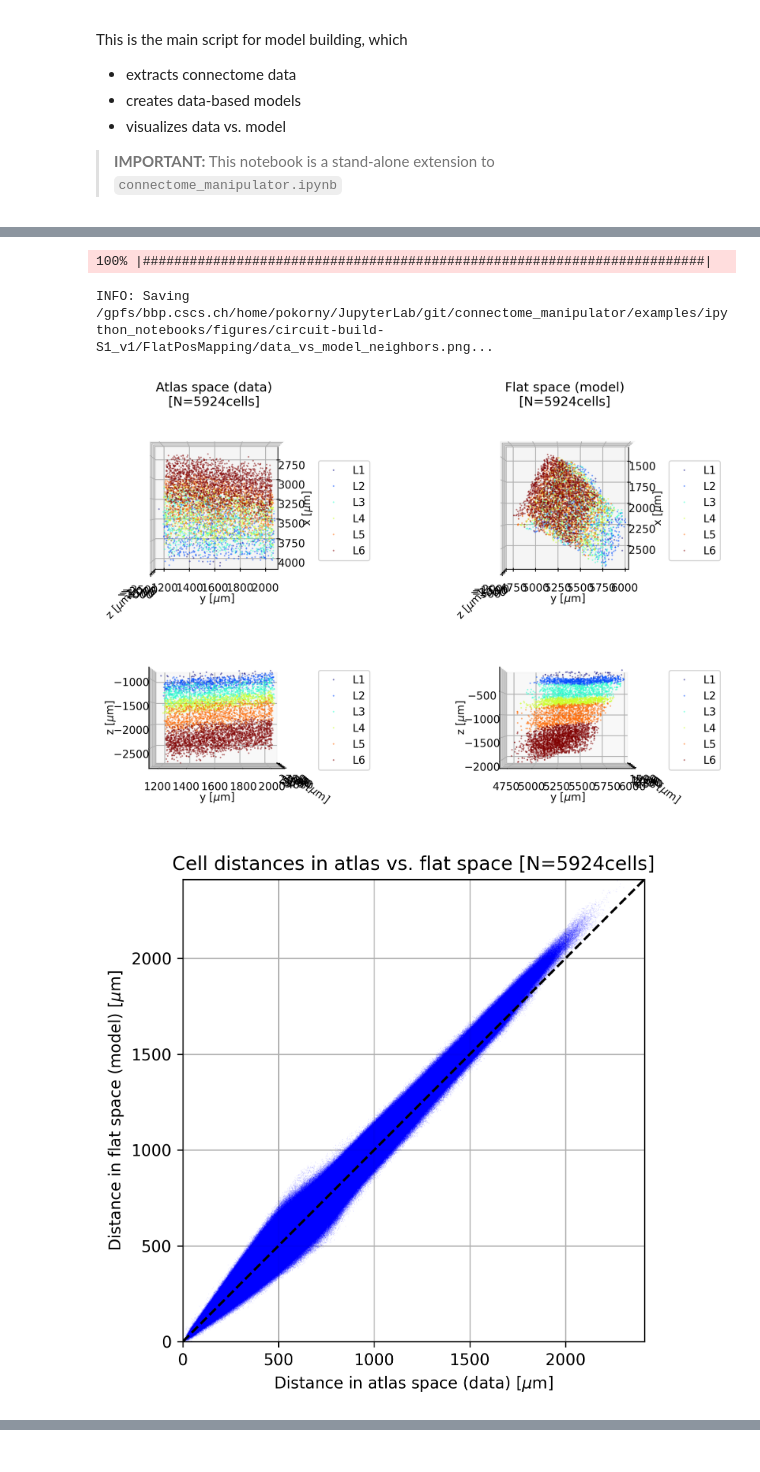
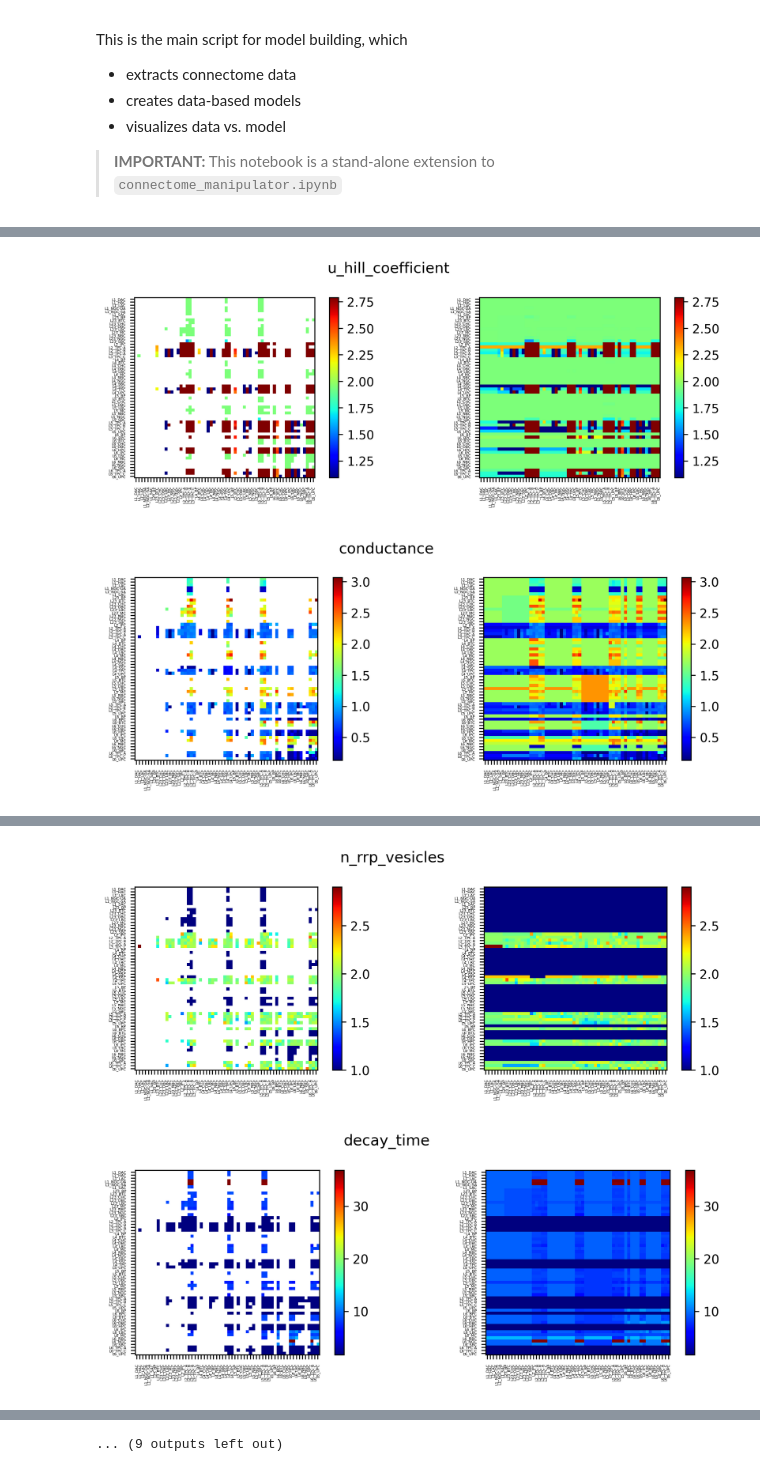
Before and after one commit to BlueBrain/connectome-manipulator, a Jupyter notebook: examples/ipython_notebooks/model_building.ipynb, the cells around one changed output, grey strips where cells are left out. Drawn from its saved outputs; the diff is of its cells as text; code cells hidden in the pictures.

Commit message:
Finished integrating ConnPropsModel class into model building module

```diff
--- a/examples/ipython_notebooks/model_building.ipynb
+++ b/examples/ipython_notebooks/model_building.ipynb
@@ -64,14 +64,15 @@ model_config['circuit_config'] = circuit_config
 
 # model_config['model'] = {'name': 'ConnProb2ndOrder', 'fct': {'source': 'conn_prob', 'kwargs': {'order': 2, 'sel_src': 'Excitatory', 'sel_dest': 'Excitatory', 'sample_size': None, 'bin_size_um': 100, 'max_range_um': None}}}
 # model_config['model'] = {'name': 'DistDepDelay', 'fct': {'source': 'delay', 'kwargs': {'sample_size': None, 'bin_size_um': 100, 'max_range_um': None}}}
-model_config['model'] = {'name': 'FlatPosMapping', 'fct': {'source': 'pos_mapping', 'kwargs': {'flatmap_path': '/gpfs/bbp.cscs.ch/project/proj83/home/bolanos', 'xy_file': 'BB_Rat_SSCX_flatmap_v2', 'z_file': 'BB_Rat_SSCX_flatmap_v2_depths', 'xy_scale': [34.0, 34.0], 'z_scale': -1.0}}}
+# model_config['model'] = {'name': 'FlatPosMapping', 'fct': {'source': 'pos_mapping', 'kwargs': {'flatmap_path': '/gpfs/bbp.cscs.ch/project/proj83/home/bolanos', 'xy_file': 'BB_Rat_SSCX_flatmap_v2', 'z_file': 'BB_Rat_SSCX_flatmap_v2_depths', 'xy_scale': [34.0, 34.0], 'z_scale': -1.0}}}
+model_config['model'] = {'name': 'ConnPropsPerMType', 'fct': {'source': 'conn_props', 'kwargs': {'min_sample_size_per_group': 10, 'max_sample_size_per_group': 100}}}
 
 # model_config['model'] = {'name': 'ConnProb1stOrder', 'fct': {'source': 'conn_prob', 'kwargs': {'order': 1, 'sample_size': None}}}
 # model_config['model'] = {'name': 'DistDepDelay', 'fct': {'source': 'delay', 'kwargs': {'sample_size': None, 'bin_size_um': 100, 'max_range_um': None}}}
 # model_config_pathways = model_building.create_model_config_per_pathway(model_config, 'synapse_class')
 
 # Model building - Run
-model_building.main(model_config, show_fig=True, force_recomp=[True, True])
+model_building.main(model_config, show_fig=True, force_recomp=[False, True])
 # model_building.main(model_config_pathways, show_fig=False, force_recomp=[True, True])
 # %% [output]
 INFO: Circuit loaded: /gpfs/bbp.cscs.ch/data/scratch/proj83/home/pokorny/circuit-build-S1_v1/sonata/circuit_config.json
@@ -91,4 +95,2 @@ Computing nearest neighbors in atlas vs. flat space...
-100% |########################################################################|
-INFO: Saving /gpfs/bbp.cscs.ch/home/pokorny/JupyterLab/git/connectome_manipulator/examples/ipython_notebooks/figures/circuit-build-S1_v1/FlatPosMapping/data_vs_model_neighbors.png...
-[figure, old version]
+[figure, new version]
-[figure, old version]
+[figure, new version]
@@ -95,0 +98,2 @@ INFO: Saving /gpfs/bbp.cscs.ch/home/pokorny/JupyterLab/git/connectome_manipulato
+[figure, added]
+[figure, added]
@@ -95,0 +106 @@ INFO: Saving /gpfs/bbp.cscs.ch/home/pokorny/JupyterLab/git/connectome_manipulato
+... (9 outputs left out)
```
Also changed, not shown: parts of 1 cell of this notebook, 2 other files.
